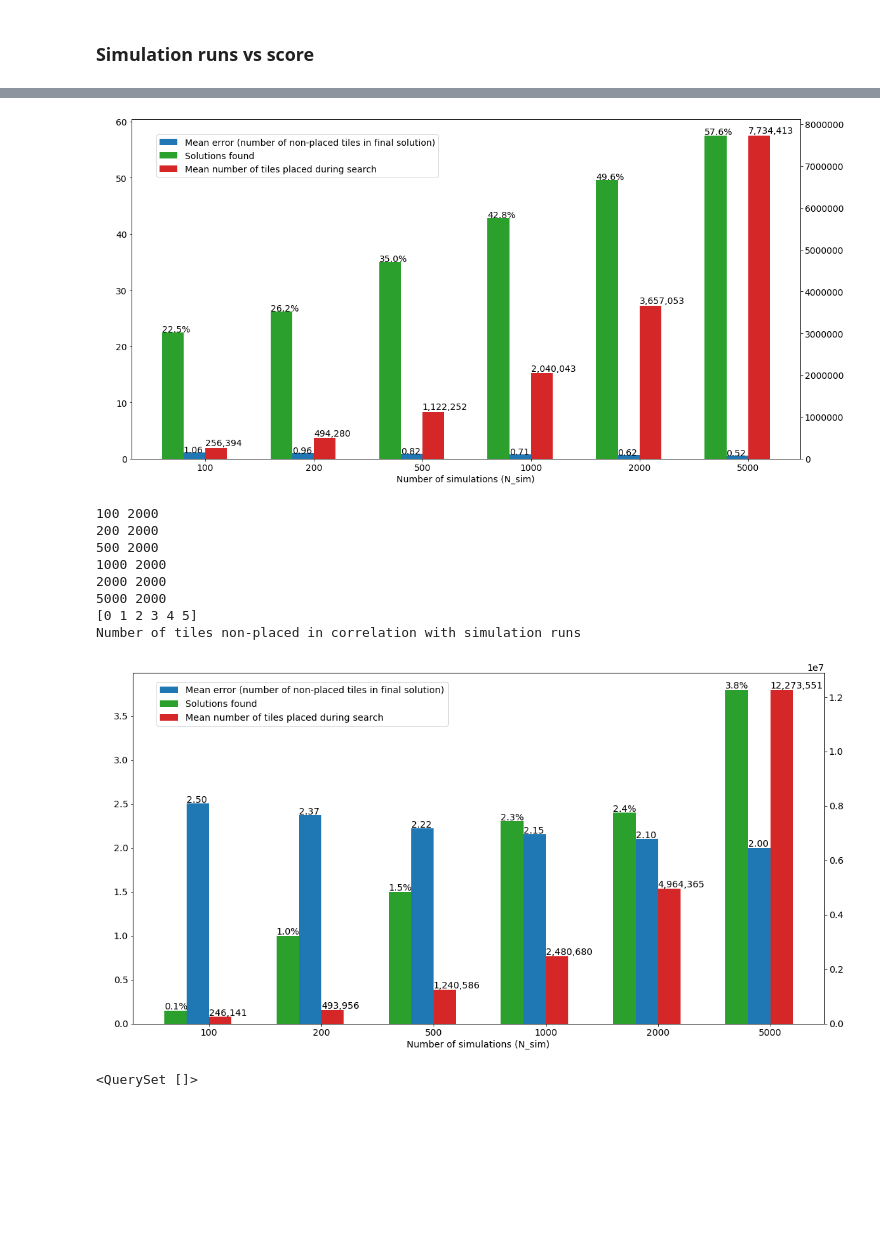
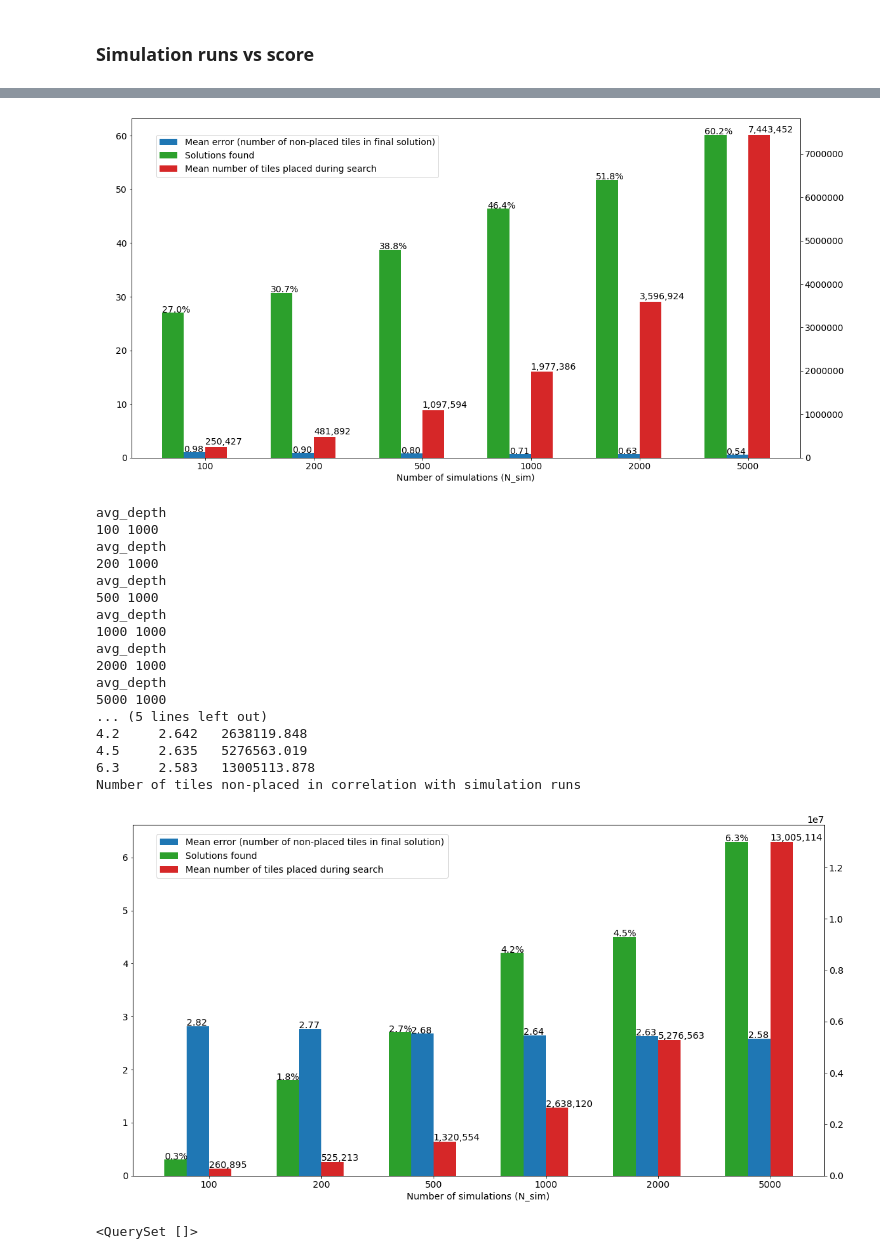
Before and after one commit to igorpejic/visapi, a Jupyter notebook: analsysis.ipynb, the cells around one changed output, grey strips where cells are left out. Drawn from its saved outputs; the diff is of its cells as text; code cells hidden in the pictures; blank space fills up the shorter version.

Commit message:
add new analysis; better graphs

```diff
--- a/analsysis.ipynb
+++ b/analsysis.ipynb
@@ -50,7 +50,7 @@ gets problem_id's of problems which were solved by all variations
 '''
 def get_best_problem_ids(N=1000, guillotine=True):
     ret = []
-    common_args = {'improved_sel': True, 'score__isnull': False}
+    common_args = {'solution_tiles_order__isnull': True, 'improved_sel': True, 'score__isnull': False}
     problem_ids = set()
     for r in Result.objects.filter(n_simulations=5000, **common_args):
         if guillotine:
@@ -746,5 +579,5 @@ Exceeption list index out of range occurred
 # %%
-common_args = {'problem_generator': 'florian', 'improved_sel': True}
+common_args = {'problem_generator': 'florian', 'improved_sel': True, 'solution_tiles_order__isnull': True}
 
 N_SIM = [100, 200, 500, 1000, 2000, 5000]
 
@@ -945,10 +817,12 @@ for problem_type in ['g', 'b']:
     for n_simulations in SIMULATION_RUNS:
         common_args = {
             # 'problem_id__in': best_problem_ids,
-            # 'strategy': 'max_depth',
+            'strategy': 'avg_depth',
+            'solution_tiles_order__isnull': True,
             'n_simulations': n_simulations,
             'improved_sel': True, 'score__isnull': False
         }
+        print(common_args['strategy'])
         if problem_type == 'g':
             common_args['problem_id__in'] = best_problem_ids
         else:
@@ -972,6 +846,9 @@ for problem_type in ['g', 'b']:
     y = np.arange(0,3)
     width_offset = 0.10
     width = 0.2
+    print(results)
+    for k in [100, 200, 500, 1000, 2000, 5000]:
+        print(f"{results[k]['solutions found']}\t{results[k]['median score']}\t{results[k]['median tiles placed']}")
     for i, score_type in enumerate(['median score', 'median tiles placed', 'solutions found']):
         # print(result)
         sc = [v[score_type] for k, v in results.items()]
@@ -1030,14 +916,23 @@ for problem_type in ['g', 'b']:
 Number of tiles non-placed in correlation with simulation runs
-[figure, old version]
+[figure, new version]
-100 2000
-200 2000
-500 2000
-1000 2000
-2000 2000
-5000 2000
-[0 1 2 3 4 5]
+avg_depth
+100 1000
+avg_depth
+200 1000
+avg_depth
+500 1000
+avg_depth
+1000 1000
+avg_depth
+2000 1000
+avg_depth
+5000 1000
+... (5 lines left out)
+4.2     2.642   2638119.848
+4.5     2.635   5276563.019
+6.3     2.583   13005113.878
 Number of tiles non-placed in correlation with simulation runs
-[figure, old version]
+[figure, new version]
 # %%
 Result.objects.filter(n_simulations=2000).values('score', 'problem_id')
 
```
Also changed, not shown: parts of 18 cells of this notebook.
